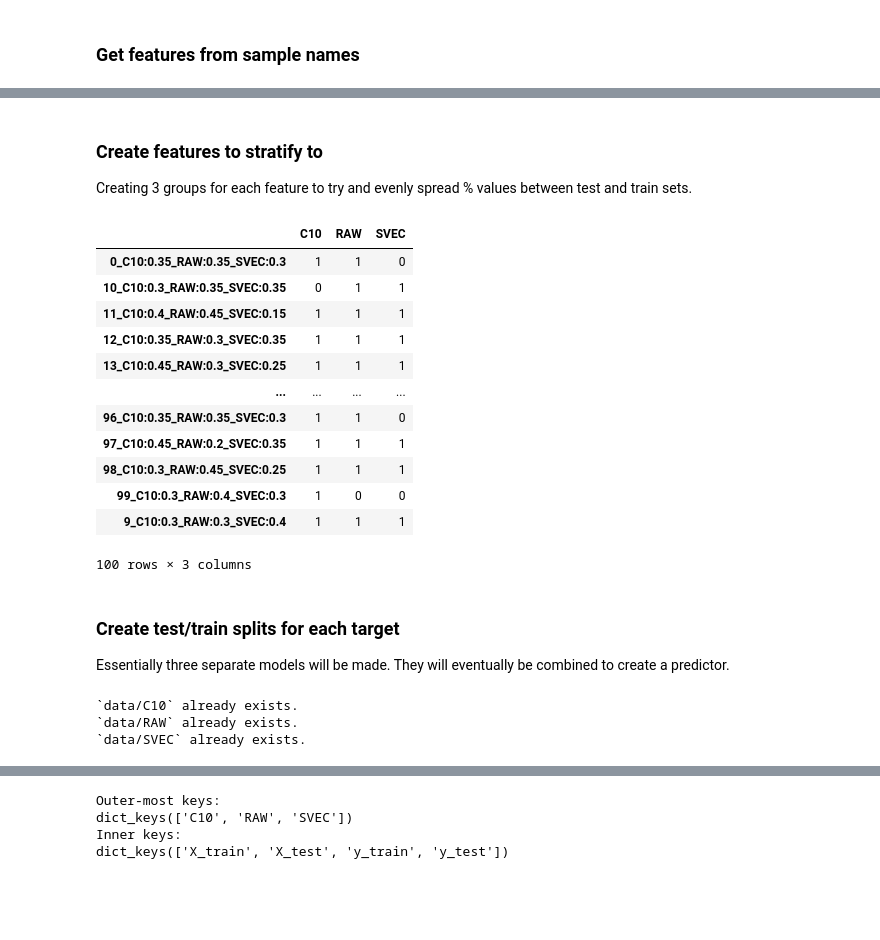
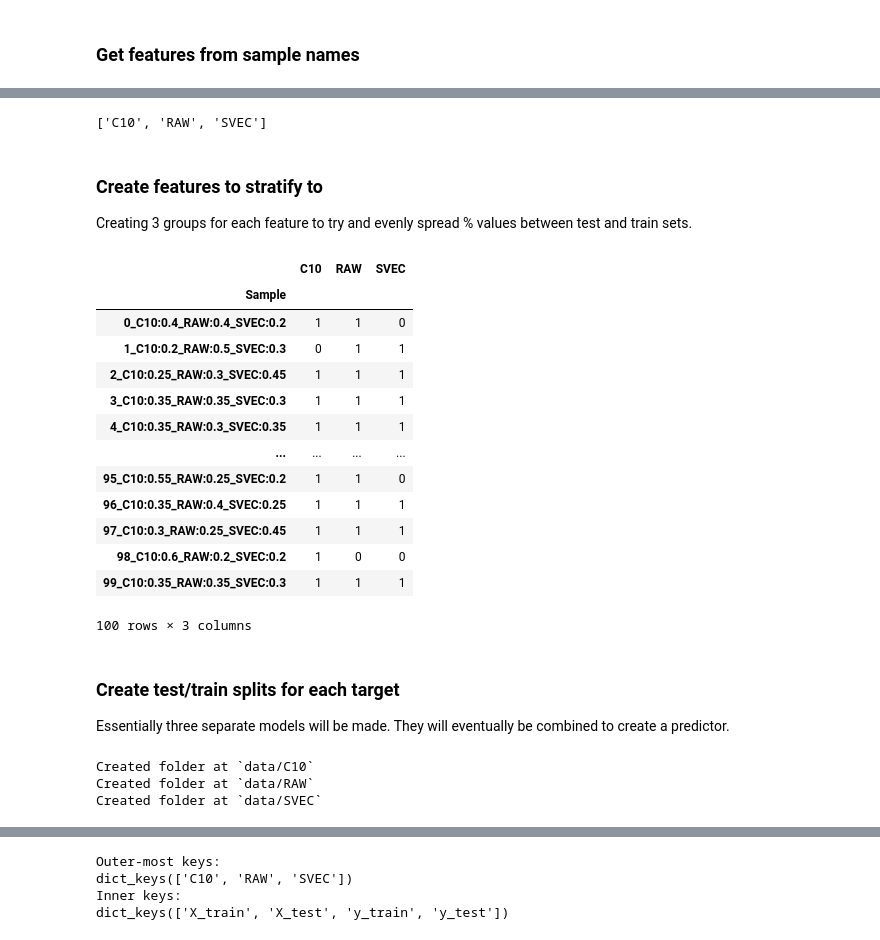
Before and after one commit to henninggaertner/ProteoMixture, a Jupyter notebook: SVR_RFE_adjusted.ipynb, the cells around one changed output, grey strips where cells are left out. Cells and saved outputs as stored; diff of their text form; code cells hidden in the pictures; blank space fills up the shorter version.

Commit message:
Adjusted ProteoMixture notebook

```diff
--- a/SVR_RFE_adjusted.ipynb
+++ b/SVR_RFE_adjusted.ipynb
@@ -245,12 +173,11 @@ Admixture Annotation dataframe shape: (2410, 4)
 ### Get Final Dataset (overlaps)
 # %%
 # load the metadata
-synthethic_bulk_metadata = pd.read_csv(f'{DATA_FOLDER}/{DATASET}_bulk_metadata.csv')
-synthethic_bulk_metadata = synthethic_bulk_metadata.T
-synthethic_bulk_metadata.columns = synthethic_bulk_metadata.iloc[0]
-synthethic_bulk_metadata = synthethic_bulk_metadata[1:]
-synthethic_bulk_data = admixture_tissue_log2_imputed_abundances
-synthethic_bulk_metadata
+synthetic_bulk_metadata = pd.read_csv(f'{DATA_FOLDER}/{DATASET}_bulk_metadata.csv')
+synthetic_bulk_metadata = synthetic_bulk_metadata.T
+synthetic_bulk_metadata.columns = synthetic_bulk_metadata.iloc[0]
+synthetic_bulk_metadata = synthetic_bulk_metadata[1:]
+synthetic_bulk_metadata
 # %% [output]
 | Sample | 0_C10:0.4_RAW:0.4_SVEC:0.2 | 1_C10:0.2_RAW:0.5_SVEC:0.3 | 2_C10:0.25_RAW:0.3_SVEC:0.45 | 3_C10:0.35_RAW:0.35_SVEC:0.3 | ... |
 | C10 | 0.4 | 0.2 | 0.25 | 0.35 | ... |
@@ -334,36 +237,42 @@ target
+# %%
+# in concordance with the originally provided notebook
+target = synthetic_bulk_metadata
+target
+# %% [output]
+['C10', 'RAW', 'SVEC']
 # %% [markdown]
 ### Create features to stratify to
 Creating 3 groups for each feature to try and evenly spread % values between test and train sets.
 # %%
 # create a feature that is 0, 1, or 2 depending on whether the cell type percentage is 0-24%, 25-75%, and 75-100%
-target_stratify = pd.DataFrame(columns=synthethic_bulk_data.columns)
+target_stratify = pd.DataFrame(columns=synthetic_bulk_metadata.columns)
 target_stratify = target_stratify.T
 
-tls_strings = ['C10', 'RAW', 'SVEC']
-for tissue_type in tls_strings:
+for tissue_type in synthetic_bulk_metadata.index:
     temp = []
     for tissue_percentage, sample in zip(target.T[tissue_type], target.columns):
         if tissue_percentage < 0.25:
             temp.append(0)
         elif tissue_percentage >= 0.75:
             temp.append(2)
         else:
             temp.append(1)
     target_stratify[tissue_type] = temp
 target_stratify
 # %% [output]
 |  | C10 | RAW | SVEC |
-| 0_C10:0.35_RAW:0.35_SVEC:0.3 | 1 | 1 | 0 |
-| 10_C10:0.3_RAW:0.35_SVEC:0.35 | 0 | 1 | 1 |
-| 11_C10:0.4_RAW:0.45_SVEC:0.15 | 1 | 1 | 1 |
-| 12_C10:0.35_RAW:0.3_SVEC:0.35 | 1 | 1 | 1 |
-| 13_C10:0.45_RAW:0.3_SVEC:0.25 | 1 | 1 | 1 |
+| Sample |  |  |  |
+| 0_C10:0.4_RAW:0.4_SVEC:0.2 | 1 | 1 | 0 |
+| 1_C10:0.2_RAW:0.5_SVEC:0.3 | 0 | 1 | 1 |
+| 2_C10:0.25_RAW:0.3_SVEC:0.45 | 1 | 1 | 1 |
+| 3_C10:0.35_RAW:0.35_SVEC:0.3 | 1 | 1 | 1 |
+| 4_C10:0.35_RAW:0.3_SVEC:0.35 | 1 | 1 | 1 |
 | ... | ... | ... | ... |
-| 96_C10:0.35_RAW:0.35_SVEC:0.3 | 1 | 1 | 0 |
-| 97_C10:0.45_RAW:0.2_SVEC:0.35 | 1 | 1 | 1 |
-| 98_C10:0.3_RAW:0.45_SVEC:0.25 | 1 | 1 | 1 |
-| 99_C10:0.3_RAW:0.4_SVEC:0.3 | 1 | 0 | 0 |
-| 9_C10:0.3_RAW:0.3_SVEC:0.4 | 1 | 1 | 1 |
+| 95_C10:0.55_RAW:0.25_SVEC:0.2 | 1 | 1 | 0 |
+| 96_C10:0.35_RAW:0.4_SVEC:0.25 | 1 | 1 | 1 |
+| 97_C10:0.3_RAW:0.25_SVEC:0.45 | 1 | 1 | 1 |
+| 98_C10:0.6_RAW:0.2_SVEC:0.2 | 1 | 0 | 0 |
+| 99_C10:0.35_RAW:0.35_SVEC:0.3 | 1 | 1 | 1 |
 100 rows × 3 columns
 # %% [markdown]
 ### Create test/train splits for each target
@@ -377,7 +286,7 @@ for tissue_type in tls_strings:
     except FileExistsError:
         print(f'`{data_folder}/{tissue_type}` already exists.')
 # %% [output]
-`data/C10` already exists.
-`data/RAW` already exists.
-`data/SVEC` already exists.
+Created folder at `data/C10`
+Created folder at `data/RAW`
+Created folder at `data/SVEC`
 # %%
```
Also changed, not shown: parts of 20 cells of this notebook.
